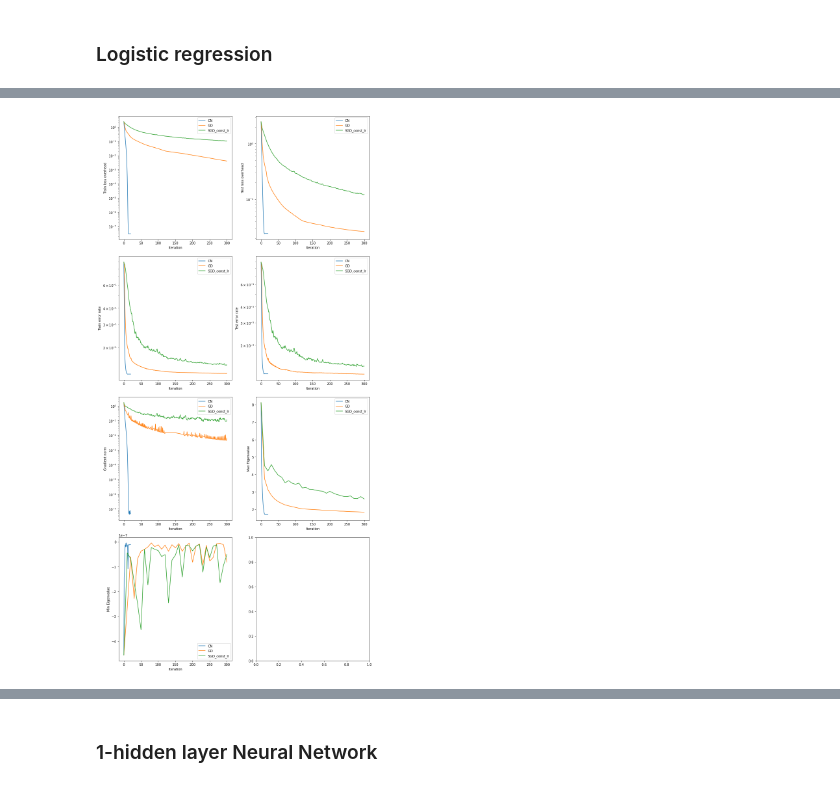
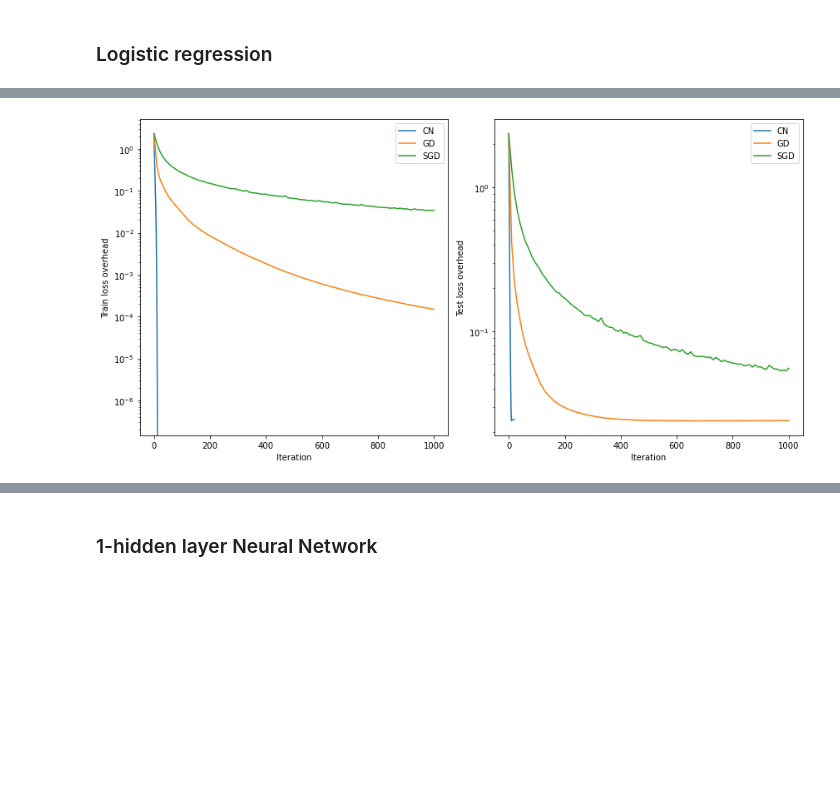
Before and after one commit to DenisPushkin/Cubic_Newton, a Jupyter notebook: mnist_experiments.ipynb, the cells around one changed output, grey strips where cells are left out. Drawn from its saved outputs; the diff is of its cells as text; code cells hidden in the pictures; blank space fills up the shorter version.

Commit message:
remove heavy plots

```diff
--- a/mnist_experiments.ipynb
+++ b/mnist_experiments.ipynb
@@ -506,7 +782,7 @@ def train(TrainerClass, get_net_fn, get_dataset_fn, loss_function, results_file,
 # %% [markdown]
 ### Logistic regression
 # %%
-PATH = os.path.join(os.getcwd(), "saved_calc\\logistic_regression")
+PATH = os.path.join(os.path.join(os.getcwd(), "saved_calc"), "logistic_regression")
 
 if not os.path.isdir(PATH):
     os.makedirs(PATH)
@@ -546,0 +824,2 @@ Retraining model:
+# %%
+_ = GD_trainer.train(1000, 50, eval_every, eval_hessian_every, save_hessian_every, 1000)
@@ -630,70 +892,32 @@ Training statistics was already calculated before:
+# %%
+CN_metrics = get_metrics(CN_trainer)
+GD_metrics = get_metrics(GD_trainer)
+SGD_metrics = get_metrics(SGD_trainer)
+CN_hessian_metrics = get_hessian_metrics(CN_trainer)
+GD_hessian_metrics = get_hessian_metrics(GD_trainer)
+SGD_hessian_metrics = get_hessian_metrics(SGD_trainer)
 # %%
-fig, ax = plt.subplots(4,2, figsize=(12,24))
+fig, axes = plt.subplots(1,2, figsize=(12,6))
 
-ax[0,0].plot(CN_metrics["iter"], CN_metrics["train_loss"] - MIN_TRAIN_LOSS, label="CN")
-ax[0,0].plot(GD_metrics["iter"], GD_metrics["train_loss"] - MIN_TRAIN_LOSS, label="GD")
-#ax[0,0].plot(SGD_metrics["iter"], SGD_metrics["train_loss"] - MIN_TRAIN_LOSS, label="SGD")
-ax[0,0].plot(SGD_const_lr_metrics["iter"], SGD_const_lr_metrics["train_loss"] - MIN_TRAIN_LOSS, label="SGD_const_lr")
-ax[0,0].set_xlabel("Iteration")
-ax[0,0].set_ylabel("Train loss overhead")
-ax[0,0].set_yscale('log')
-ax[0,0].legend()
+ax = axes[0]
+ax.plot(CN_metrics["iter"], CN_metrics["train_loss"] - MIN_TRAIN_LOSS, label="CN")
+ax.plot(GD_metrics["iter"], GD_metrics["train_loss"] - MIN_TRAIN_LOSS, label="GD")
+ax.plot(SGD_metrics["iter"], SGD_metrics["train_loss"] - MIN_TRAIN_LOSS, label="SGD")
+ax.set_xlabel("Iteration")
+ax.set_ylabel("Train loss overhead")
+ax.set_yscale('log')
+ax.legend()
 
-ax[0,1].plot(CN_metrics["iter"], CN_metrics["test_loss"] - MIN_TEST_LOSS, label="CN")
-ax[0,1].plot(GD_metrics["iter"], GD_metrics["test_loss"] - MIN_TEST_LOSS, label="GD")
-#ax[0,1].plot(SGD_metrics["iter"], SGD_metrics["test_loss"] - MIN_TEST_LOSS, label="SGD")
-ax[0,1].plot(SGD_const_lr_metrics["iter"], SGD_const_lr_metrics["test_loss"] - MIN_TEST_LOSS, label="SGD_const_lr")
-ax[0,1].set_xlabel("Iteration")
-ax[0,1].set_ylabel("Test loss overhead")
-ax[0,1].set_yscale('log')
-ax[0,1].legend()
-
-ax[1,0].plot(CN_metrics["iter"], 1 - CN_metrics["train_acc"], label="CN")
-ax[1,0].plot(GD_metrics["iter"], 1 - GD_metrics["train_acc"], label="GD")
-#ax[1,0].plot(SGD_metrics["iter"], 1 - SGD_metrics["train_acc"], label="SGD")
-ax[1,0].plot(SGD_const_lr_metrics["iter"], 1 - SGD_const_lr_metrics["train_acc"], label="SGD_const_lr")
-ax[1,0].set_xlabel("Iteration")
-ax[1,0].set_ylabel("Train error rate")
-ax[1,0].set_yscale('log')
-ax[1,0].legend()
-
-ax[1,1].plot(CN_metrics["iter"], 1 - CN_metrics["test_acc"], label="CN")
-ax[1,1].plot(GD_metrics["iter"], 1 - GD_metrics["test_acc"], label="GD")
-#ax[1,1].plot(SGD_metrics["iter"], 1 - SGD_metrics["test_acc"], label="SGD")
-ax[1,1].plot(SGD_const_lr_metrics["iter"], 1 - SGD_const_lr_metrics["test_acc"], label="SGD_const_lr")
-ax[1,1].set_xlabel("Iteration")
-ax[1,1].set_ylabel("Test error rate")
-ax[1,1].set_yscale('log')
-ax[1,1].legend()
-
-ax[2,0].plot(CN_metrics["iter"], CN_metrics["grad_norm"], label="CN")
-ax[2,0].plot(GD_metrics["iter"], GD_metrics["grad_norm"], label="GD")
-#ax[2,0].plot(SGD_metrics["iter"], SGD_metrics["grad_norm"], label="SGD")
-ax[2,0].plot(SGD_const_lr_metrics["iter"], SGD_const_lr_metrics["grad_norm"], label="SGD_const_lr")
-ax[2,0].set_xlabel("Iteration")
-ax[2,0].set_ylabel("Gradient norm")
-ax[2,0].set_yscale('log')
-ax[2,0].legend()
-
-ax[2,1].plot(CN_metrics["hessian_iter"], CN_metrics["lambda_1"], label="CN")
-ax[2,1].plot(GD_metrics["hessian_iter"], GD_metrics["lambda_1"], label="GD")
-#ax[2,1].plot(SGD_metrics["iter"], SGD_metrics["grad_norm"], label="SGD")
-ax[2,1].plot(SGD_const_lr_metrics["hessian_iter"], SGD_const_lr_metrics["lambda_1"], label="SGD_const_lr")
-ax[2,1].set_xlabel("Iteration")
-ax[2,1].set_ylabel("Max Eigenvalue")
-#ax[2,1].set_yscale('log')
-ax[2,1].legend()
-
-ax[3,0].plot(CN_metrics["hessian_iter"], CN_metrics["lambda_n"], label="CN")
-ax[3,0].plot(GD_metrics["hessian_iter"], GD_metrics["lambda_n"], label="GD")
-#ax[3,0].plot(SGD_metrics["iter"], SGD_metrics["grad_norm"], label="SGD")
-ax[3,0].plot(SGD_const_lr_metrics["hessian_iter"], SGD_const_lr_metrics["lambda_n"], label="SGD_const_lr")
-ax[3,0].set_xlabel("Iteration")
-ax[3,0].set_ylabel("Min Eigenvalue")
-#ax[3,0].set_yscale('log')
-ax[3,0].legend()
+ax = axes[1]
+ax.plot(CN_metrics["iter"], CN_metrics["test_loss"] - MIN_TEST_LOSS, label="CN")
+ax.plot(GD_metrics["iter"], GD_metrics["test_loss"] - MIN_TEST_LOSS, label="GD")
+ax.plot(SGD_metrics["iter"], SGD_metrics["test_loss"] - MIN_TEST_LOSS, label="SGD")
+ax.set_xlabel("Iteration")
+ax.set_ylabel("Test loss overhead")
+ax.set_yscale('log')
+ax.legend()
 
 fig.tight_layout()
 plt.show()
 # %% [output]
-[figure, old version]
+[figure, new version]
```
Also changed, not shown: parts of 60 cells of this notebook.
